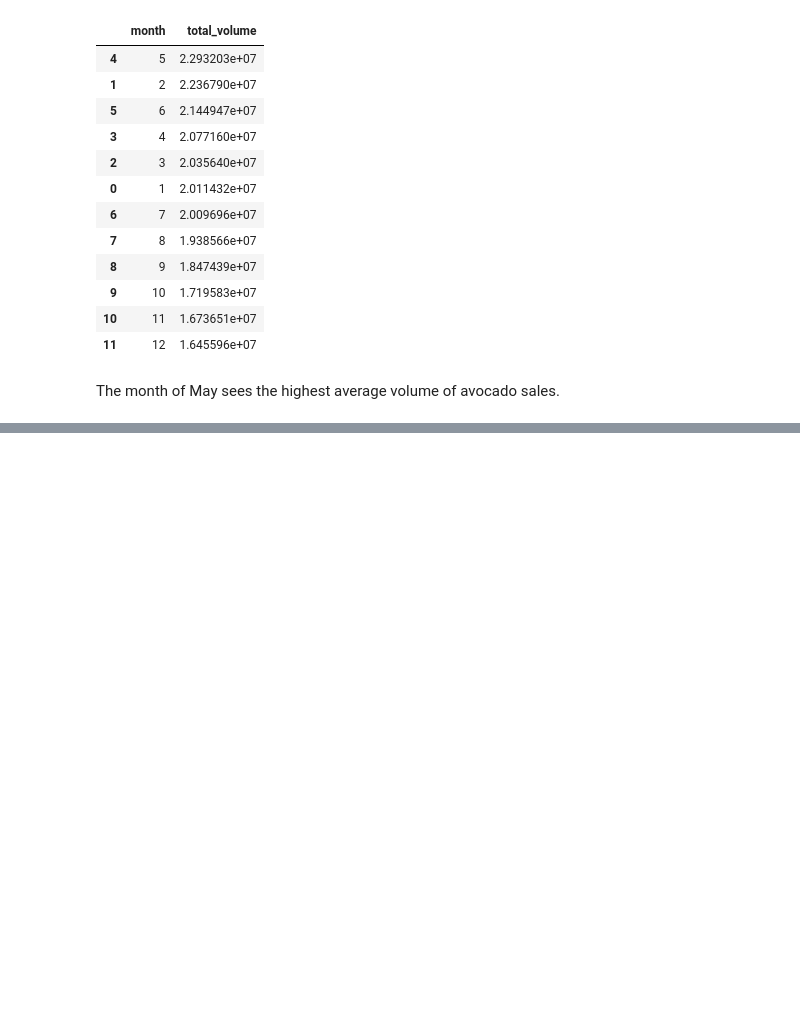
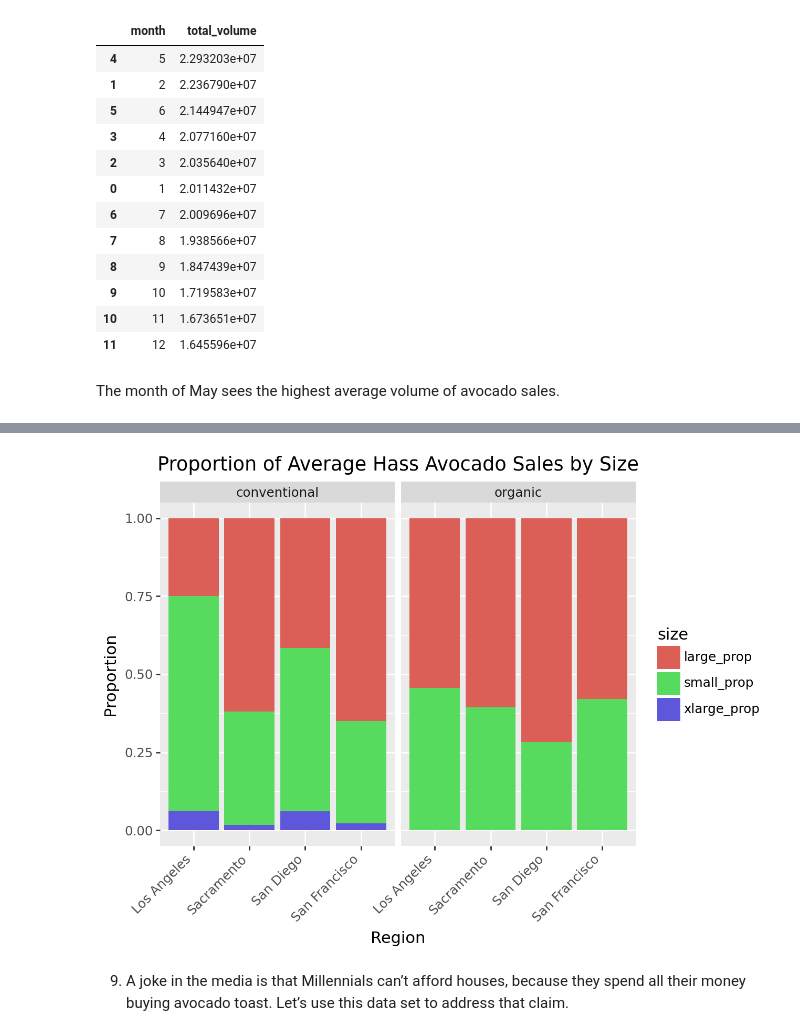
Before and after one commit to r-morag/Labs---GSB-544, a Jupyter notebook: lab2.ipynb, the cells around one changed output, grey strips where cells are left out. Saved outputs shown, nothing was run; the diff lists cells and outputs as text; code cells hidden in the pictures; blank space fills up the shorter version.

```diff
--- a/lab2.ipynb
+++ b/lab2.ipynb
@@ -86,0 +161,6 @@ The month of May sees the highest average volume of avocado sales.
+# %%
+california_df["total_avocados"] = california_df["small_avocados"] + california_df["large_avocados"] + california_df["xlarge_avocados"]
+
+california_df["small_prop"] = california_df["small_avocados"] / california_df["total_avocados"]
+california_df["large_prop"] = california_df["large_avocados"] / california_df["total_avocados"]
+california_df["xlarge_prop"] = california_df["xlarge_avocados"] / california_df["total_avocados"]
@@ -86,0 +184,24 @@ The month of May sees the highest average volume of avocado sales.
+# %%
+avo_props = california_df.groupby(["type", "geography"]).agg({
+    "small_prop": "mean",
+    "large_prop": "mean",
+    "xlarge_prop": "mean"
+}).reset_index().melt(id_vars=["type", "geography"],
+                                      var_name="size", value_name="proportion")
+# %%
+from plotnine import ggplot, aes, geom_bar, position_stack, labs, theme, element_text, facet_wrap, scale_fill_discrete
+
+# ChatGPT assisted on the bar plot
+
+(ggplot(avo_props, aes(x="geography", y="proportion", fill="size"))
+    + geom_bar(stat="identity", position=position_stack())
+    + labs(title="Proportion of Average Hass Avocado Sales by Size",
+         x="Region",
+         y="Proportion")
+    + theme(axis_text_x=element_text(rotation=45, hjust=1))
+    + facet_wrap("~ type")
+)
+# %% [output]
+[figure, added]
+# %% [markdown]
+9. A joke in the media is that Millennials can’t afford houses, because they spend all their money buying avocado toast. Let’s use this data set to address that claim.
```
Also changed, not shown: parts of 16 cells of this notebook.
